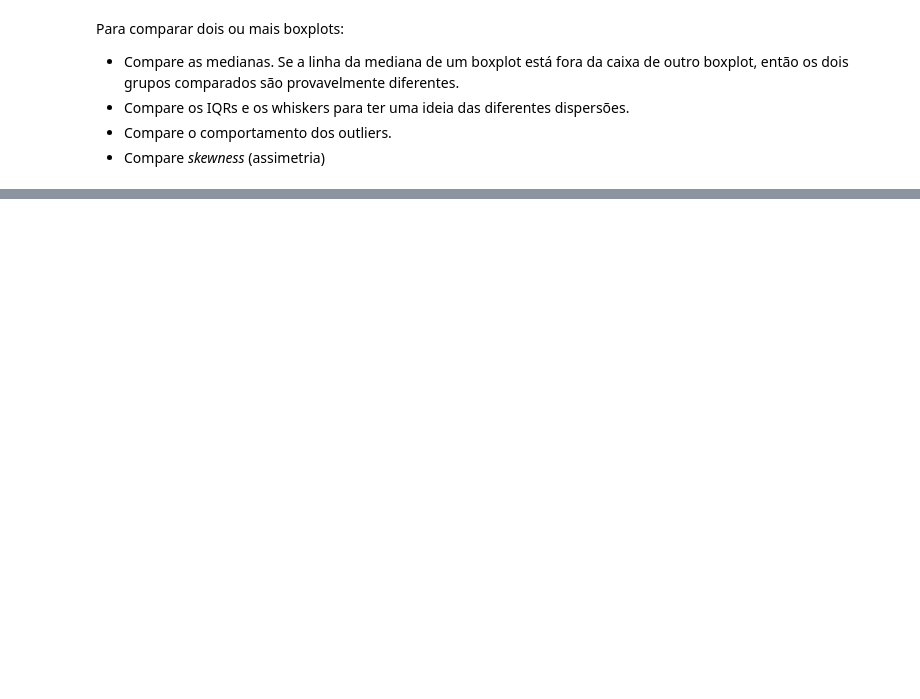
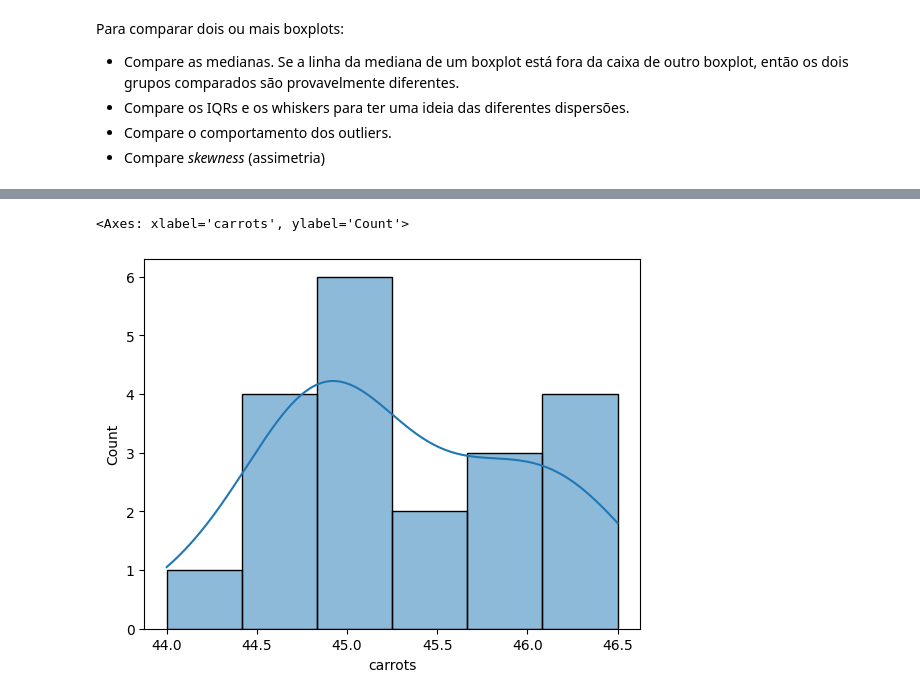
Before and after one commit to PauloViniciusR/Estatistica_dados, a Jupyter notebook: Estatistica_Descritiva/07_outliers_boxplots.ipynb, the cells around one changed output, grey strips where cells are left out. Saved outputs shown, nothing was run; the diff lists cells and outputs as text; code cells hidden in the pictures; blank space fills up the shorter version.

```diff
--- a/Estatistica_Descritiva/07_outliers_boxplots.ipynb
+++ b/Estatistica_Descritiva/07_outliers_boxplots.ipynb
@@ -357,0 +382,5 @@ Para comparar dois ou mais boxplots:
+# %%
+sns.histplot(data=df_cenouras, x="carrots", kde=True)
+# %% [output]
+<Axes: xlabel='carrots', ylabel='Count'>
+[figure, added]
```
Also changed, not shown: parts of 8 cells of this notebook.
